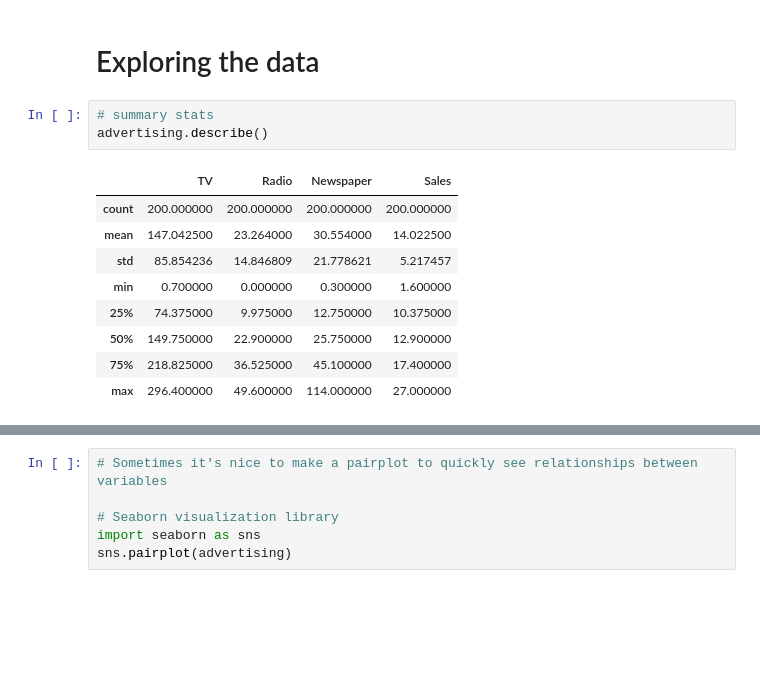
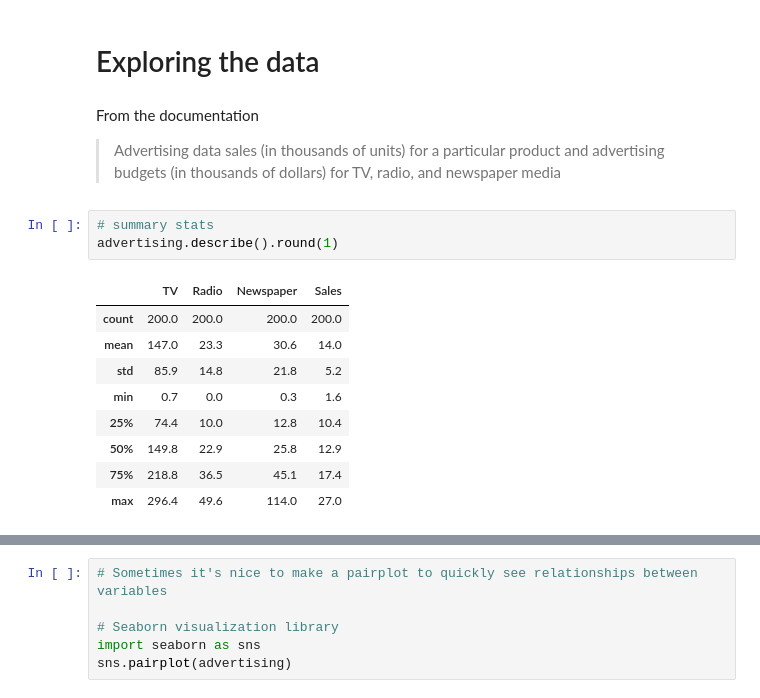
Before and after one commit to data4news/multi-variable-regression-intro-yong, a Jupyter notebook: learning-linear-regressions.ipynb, the cells around one changed output, grey strips where cells are left out. Cells and saved outputs as stored; diff of their text form; blank space fills up the shorter version.

```diff
--- a/learning-linear-regressions.ipynb
+++ b/learning-linear-regressions.ipynb
@@ -37,19 +37,22 @@ While our goal as journalists is rarely to instruct clients, we are interested i
 Let's find out...once we grasp the basics, we can move on to journalistic applicaitons.
 # %% [markdown]
 # Exploring the data
+# %% [markdown]
+From the documentation
+> Advertising data sales (in thousands of units) for a particular product and advertising budgets (in thousands of dollars) for TV, radio, and newspaper media
 # %%
 # summary stats
-advertising.describe()
+advertising.describe().round(1)
 # %% [output]
 |  | TV | Radio | Newspaper | Sales |
-| count | 200.000000 | 200.000000 | 200.000000 | 200.000000 |
-| mean | 147.042500 | 23.264000 | 30.554000 | 14.022500 |
-| std | 85.854236 | 14.846809 | 21.778621 | 5.217457 |
-| min | 0.700000 | 0.000000 | 0.300000 | 1.600000 |
-| 25% | 74.375000 | 9.975000 | 12.750000 | 10.375000 |
-| 50% | 149.750000 | 22.900000 | 25.750000 | 12.900000 |
-| 75% | 218.825000 | 36.525000 | 45.100000 | 17.400000 |
-| max | 296.400000 | 49.600000 | 114.000000 | 27.000000 |
+| count | 200.0 | 200.0 | 200.0 | 200.0 |
+| mean | 147.0 | 23.3 | 30.6 | 14.0 |
+| std | 85.9 | 14.8 | 21.8 | 5.2 |
+| min | 0.7 | 0.0 | 0.3 | 1.6 |
+| 25% | 74.4 | 10.0 | 12.8 | 10.4 |
+| 50% | 149.8 | 22.9 | 25.8 | 12.9 |
+| 75% | 218.8 | 36.5 | 45.1 | 17.4 |
+| max | 296.4 | 49.6 | 114.0 | 27.0 |
 # %%
 # looking at the distributions
 to_plot = advertising.melt()
```
Also changed, not shown: parts of 6 cells of this notebook.
